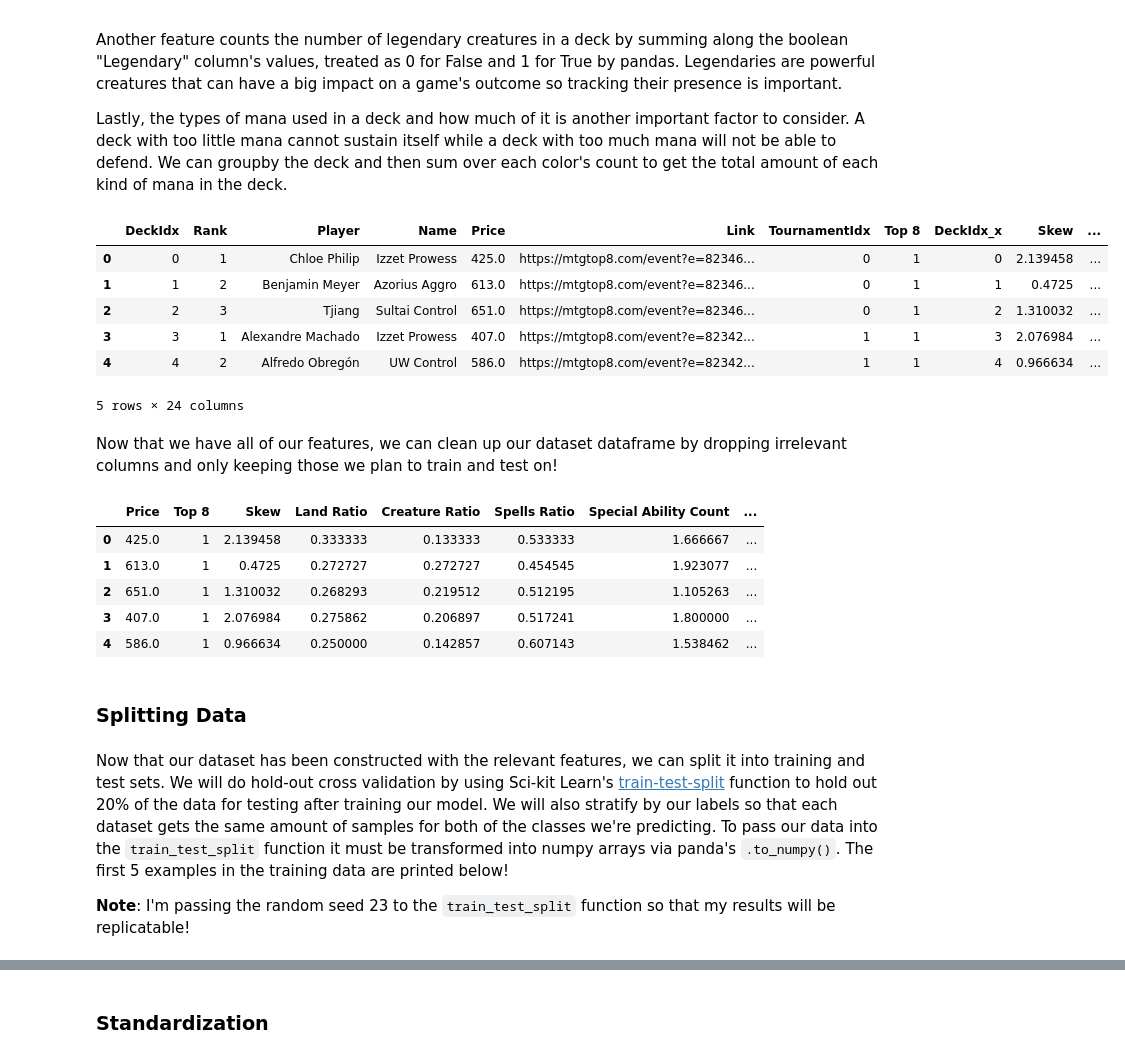
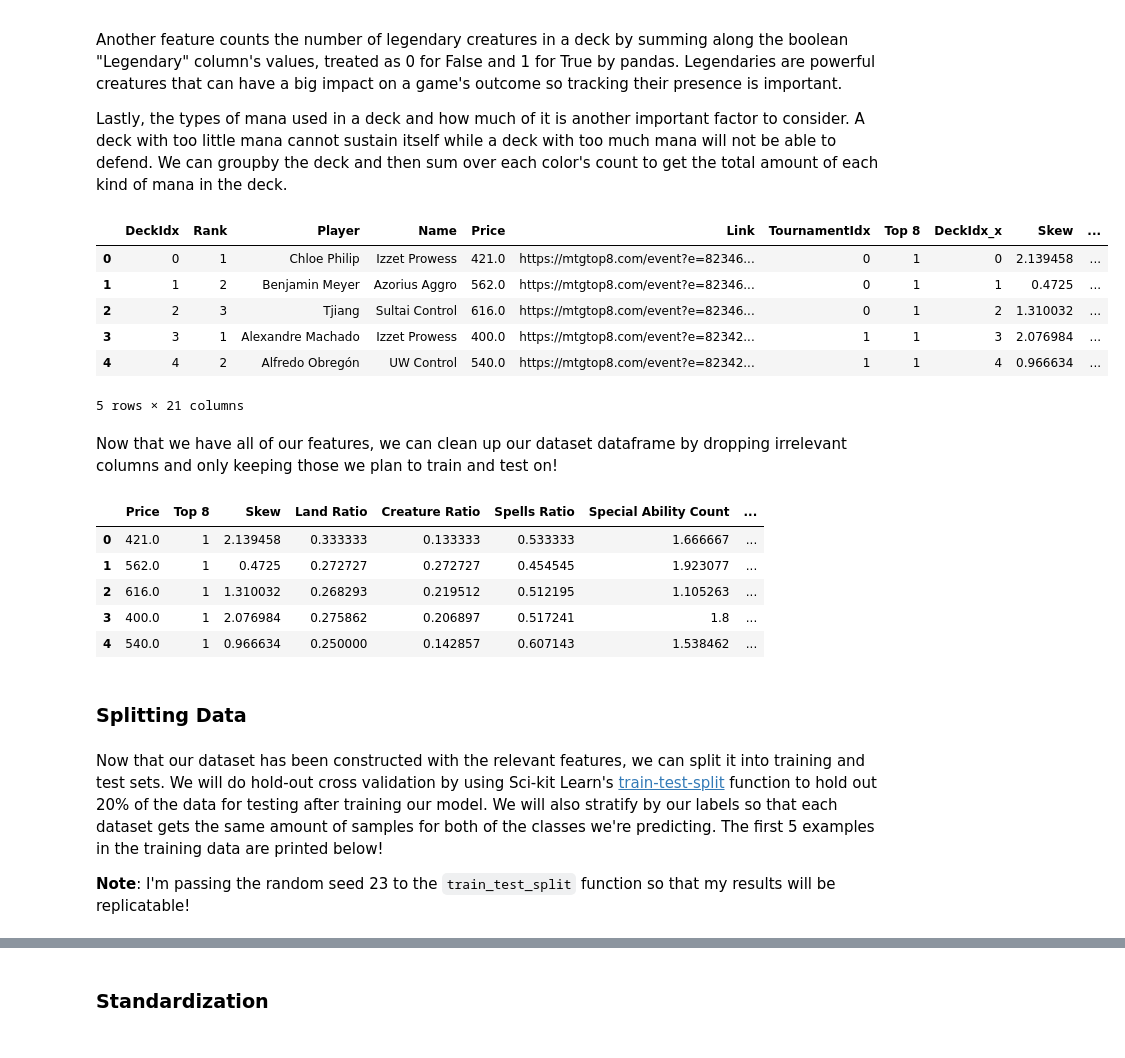
Before and after one commit to abbyortego/cmps-6790-final-tutorial, a Jupyter notebook: Final.ipynb, the cells around one changed output, grey strips where cells are left out. Cells and saved outputs as stored; diff of their text form; code cells hidden in the pictures.

```diff
--- a/Final.ipynb
+++ b/Final.ipynb
@@ -63,7 +54,7 @@ On this [page](https://mtgtop8.com/format?f=ST&meta=46&a=) under the "Last 20 Ev
 # %%
 # get all tournaments tables
 tournaments_tables = []
-for page in range(1, 8):    # there are roughly 7 pages worth of data
+for page in range(1, 6):    # there are roughly 5 pages worth of data
     r = requests.get(f"https://mtgtop8.com/format?f=ST&meta=46&cp={page}")
     if r.status_code != 200:    # checks status code just in case we run into issues
         print(f"Could not scrape events from page {page}.")
@@ -1001,5 +994,0 @@ display(dataset_df.head())
-# %%
-dataset_df.loc[dataset_df["Rank"] <= 8, "Top 8"] = 1
-dataset_df.loc[dataset_df["Rank"] > 8, "Top 8"] = 0
-
-display(dataset_df.head())
@@ -1016,10 +998,18 @@ display(dataset_df.head())
 Some deck features were already analyzed in the [EDA section](#exploratory-data-analysis), such as mana curve skewness and card type ratios. We can perform an inner join on the dataframes used to visualize these statistics with our dataset dataframe on the deck index column via pandas `.merge()` to save these values.
 # %%
 # mana curve skewness
-dataset_df = dataset_df.merge(mc_skew_df[["DeckIdx", "Skew"]], left_index=True, right_on="DeckIdx", how="inner")
+dataset_df = dataset_df.merge(
+    mc_skew_df[["DeckIdx", "Skew"]],    # right table and its relevant columns
+    left_index=True, right_on="DeckIdx",
+    how="inner"
+)
 
 # card type ratios
-dataset_df = dataset_df.merge(ratios_df[["DeckIdx", "Land Ratio", "Creature Ratio", "Spells Ratio"]], left_index=True, right_on="DeckIdx", how="inner")
+dataset_df = dataset_df.merge(
+    ratios_df[["DeckIdx", "Land Ratio", "Creature Ratio", "Spells Ratio"]],     # right table and its relevant columns
+    left_index=True, right_on="DeckIdx",
+    how="inner"
+)
 
 display(dataset_df.head())
 # %% [output]
@@ -1054,27 +1044,23 @@ Lastly, the types of mana used in a deck and how much of it is another important
 # %%
 # average amount of special abilities per card
 dataset_df["Special Ability Count"] = merged_deck_cards.groupby("DeckIdx")["Ability Count"].mean()
 
 # # number of legendary cards
 dataset_df["Legendary Count"] = merged_deck_cards.groupby("DeckIdx")["Legendary"].sum()
 
 # count amount of each mana type
 mana_types = ["White", "Blue", "Black", "Green", "Colorless"]
 dataset_df[mana_types] = merged_deck_cards.groupby("DeckIdx")[mana_types].sum()
-# dataset_df[mana_types] = (dataset_df[mana_types] != 0).astype(int)
-
-# card type count
-dataset_df[["Land Count", "Creature Count", "Spells Count"]] = dataset_df[["Land Ratio", "Creature Ratio", "Spells Ratio"]].mul(merged_deck_cards.groupby("DeckIdx").size(), axis=0)
 
 display(dataset_df.head())
 # %% [output]
 |  | DeckIdx | Rank | Player | Name | Price | Link | TournamentIdx | Top 8 | DeckIdx_x | Skew | ... |
-| 0 | 0 | 1 | Chloe Philip | Izzet Prowess | 425.0 | https://mtgtop8.com/event?e=82346... | 0 | 1 | 0 | 2.139458 | ... |
-| 1 | 1 | 2 | Benjamin Meyer | Azorius Aggro | 613.0 | https://mtgtop8.com/event?e=82346... | 0 | 1 | 1 | 0.4725 | ... |
-| 2 | 2 | 3 | Tjiang | Sultai Control | 651.0 | https://mtgtop8.com/event?e=82346... | 0 | 1 | 2 | 1.310032 | ... |
-| 3 | 3 | 1 | Alexandre Machado | Izzet Prowess | 407.0 | https://mtgtop8.com/event?e=82342... | 1 | 1 | 3 | 2.076984 | ... |
-| 4 | 4 | 2 | Alfredo Obregón | UW Control | 586.0 | https://mtgtop8.com/event?e=82342... | 1 | 1 | 4 | 0.966634 | ... |
+| 0 | 0 | 1 | Chloe Philip | Izzet Prowess | 421.0 | https://mtgtop8.com/event?e=82346... | 0 | 1 | 0 | 2.139458 | ... |
+| 1 | 1 | 2 | Benjamin Meyer | Azorius Aggro | 562.0 | https://mtgtop8.com/event?e=82346... | 0 | 1 | 1 | 0.4725 | ... |
+| 2 | 2 | 3 | Tjiang | Sultai Control | 616.0 | https://mtgtop8.com/event?e=82346... | 0 | 1 | 2 | 1.310032 | ... |
+| 3 | 3 | 1 | Alexandre Machado | Izzet Prowess | 400.0 | https://mtgtop8.com/event?e=82342... | 1 | 1 | 3 | 2.076984 | ... |
+| 4 | 4 | 2 | Alfredo Obregón | UW Control | 540.0 | https://mtgtop8.com/event?e=82342... | 1 | 1 | 4 | 0.966634 | ... |
-5 rows × 24 columns
+5 rows × 21 columns
 # %% [markdown]
 Now that we have all of our features, we can clean up our dataset dataframe by dropping irrelevant columns and only keeping those we plan to train and test on!
 # %%
@@ -1083,15 +1069,15 @@ dataset_df.drop(columns=["DeckIdx", "Player", "Name", "Link", "TournamentIdx", "
 display(dataset_df.head())
 # %% [output]
 |  | Price | Top 8 | Skew | Land Ratio | Creature Ratio | Spells Ratio | Special Ability Count | ... |
-| 0 | 425.0 | 1 | 2.139458 | 0.333333 | 0.133333 | 0.533333 | 1.666667 | ... |
-| 1 | 613.0 | 1 | 0.4725 | 0.272727 | 0.272727 | 0.454545 | 1.923077 | ... |
-| 2 | 651.0 | 1 | 1.310032 | 0.268293 | 0.219512 | 0.512195 | 1.105263 | ... |
-| 3 | 407.0 | 1 | 2.076984 | 0.275862 | 0.206897 | 0.517241 | 1.800000 | ... |
-| 4 | 586.0 | 1 | 0.966634 | 0.250000 | 0.142857 | 0.607143 | 1.538462 | ... |
+| 0 | 421.0 | 1 | 2.139458 | 0.333333 | 0.133333 | 0.533333 | 1.666667 | ... |
+| 1 | 562.0 | 1 | 0.4725 | 0.272727 | 0.272727 | 0.454545 | 1.923077 | ... |
+| 2 | 616.0 | 1 | 1.310032 | 0.268293 | 0.219512 | 0.512195 | 1.105263 | ... |
+| 3 | 400.0 | 1 | 2.076984 | 0.275862 | 0.206897 | 0.517241 | 1.8 | ... |
+| 4 | 540.0 | 1 | 0.966634 | 0.250000 | 0.142857 | 0.607143 | 1.538462 | ... |
 # %% [markdown]
 ### Splitting Data
 # %% [markdown]
-Now that our dataset has been constructed with the relevant features, we can split it into training and test sets. We will do hold-out cross validation by using Sci-kit Learn's [train-test-split](https://scikit-learn.org/stable/modules/generated/sklearn.model_selection.train_test_split.html) function to hold out 20% of the data for testing after training our model. We will also stratify by our labels so that each dataset gets the same amount of samples for both of the classes we're predicting. To pass our data into the `train_test_split` function it must be transformed into numpy arrays via panda's `.to_numpy()`. The first 5 examples in the training data are printed below!
+Now that our dataset has been constructed with the relevant features, we can split it into training and test sets. We will do hold-out cross validation by using Sci-kit Learn's [train-test-split](https://scikit-learn.org/stable/modules/generated/sklearn.model_selection.train_test_split.html) function to hold out 20% of the data for testing after training our model. We will also stratify by our labels so that each dataset gets the same amount of samples for both of the classes we're predicting. The first 5 examples in the training data are printed below!
 
 **Note**: I'm passing the random seed 23 to the `train_test_split` function so that my results will be replicatable!
 # %%
```
Also changed, not shown: parts of 54 cells of this notebook, 10 other files.
